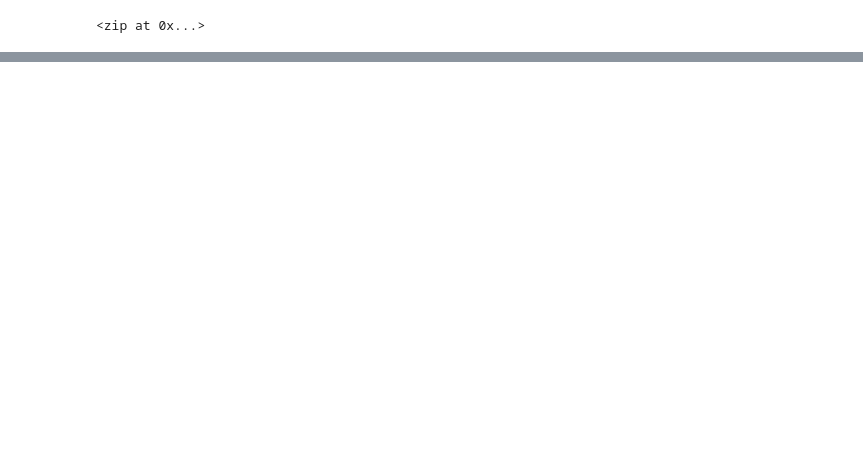
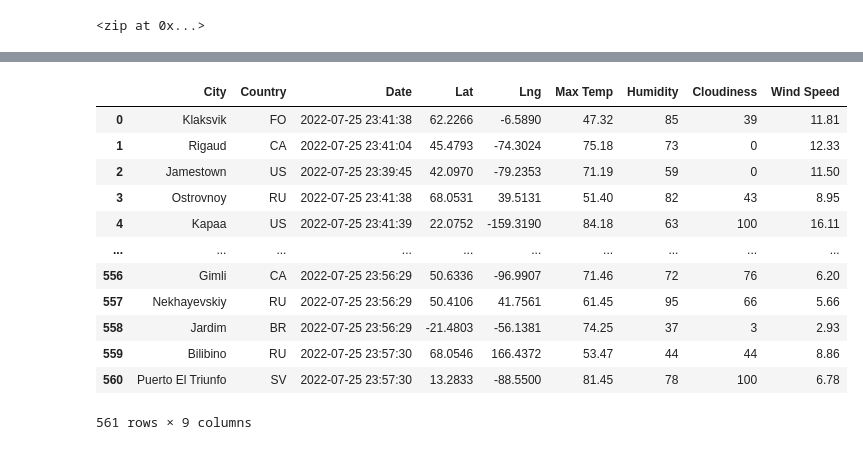
Before and after one commit to Ian-T-Dixon/World_Weather_Analysis, a Jupyter notebook: WeatherPy.ipynb, the cells around one changed output, grey strips where cells are left out. Drawn from its saved outputs; the diff is of its cells as text; code cells hidden in the pictures; blank space fills up the shorter version.

Commit message:
added city_data_df.

```diff
--- a/WeatherPy.ipynb
+++ b/WeatherPy.ipynb
@@ -28,0 +33,6 @@ len(cities)
+# %%
+#Create base_url
+
+url = "https://api.openweathermap.org/data/2.5/weather?units=Imperial&appid=" + weather_api_keys
+
+print(url)
@@ -28,0 +128,4 @@ len(cities)
+# %%
+# Convert the array of dictionaries to a Pandas DataFrame
+city_data_df = pd.DataFrame(city_data)
+city_data_df.head(10)
@@ -28,0 +144,19 @@ len(cities)
+# %%
+# Reorder the dataframe
+
+city_data_sorted = city_data_df[["City", "Country", "Date", "Lat", "Lng", "Max Temp","Humidity", "Cloudiness", "Wind Speed"]]
+city_data_sorted
+# %% [output]
+|  | City | Country | Date | Lat | Lng | Max Temp | Humidity | Cloudiness | Wind Speed |
+| 0 | Klaksvik | FO | 2022-07-25 23:41:38 | 62.2266 | -6.5890 | 47.32 | 85 | 39 | 11.81 |
+| 1 | Rigaud | CA | 2022-07-25 23:41:04 | 45.4793 | -74.3024 | 75.18 | 73 | 0 | 12.33 |
+| 2 | Jamestown | US | 2022-07-25 23:39:45 | 42.0970 | -79.2353 | 71.19 | 59 | 0 | 11.50 |
+| 3 | Ostrovnoy | RU | 2022-07-25 23:41:38 | 68.0531 | 39.5131 | 51.40 | 82 | 43 | 8.95 |
+| 4 | Kapaa | US | 2022-07-25 23:41:39 | 22.0752 | -159.3190 | 84.18 | 63 | 100 | 16.11 |
+| ... | ... | ... | ... | ... | ... | ... | ... | ... | ... |
+| 556 | Gimli | CA | 2022-07-25 23:56:29 | 50.6336 | -96.9907 | 71.46 | 72 | 76 | 6.20 |
+| 557 | Nekhayevskiy | RU | 2022-07-25 23:56:29 | 50.4106 | 41.7561 | 61.45 | 95 | 66 | 5.66 |
+| 558 | Jardim | BR | 2022-07-25 23:56:29 | -21.4803 | -56.1381 | 74.25 | 37 | 3 | 2.93 |
+| 559 | Bilibino | RU | 2022-07-25 23:57:30 | 68.0546 | 166.4372 | 53.47 | 44 | 44 | 8.86 |
+| 560 | Puerto El Triunfo | SV | 2022-07-25 23:57:30 | 13.2833 | -88.5500 | 81.45 | 78 | 100 | 6.78 |
+561 rows × 9 columns
```
Also changed, not shown: parts of 6 cells of this notebook, 3 other files.
